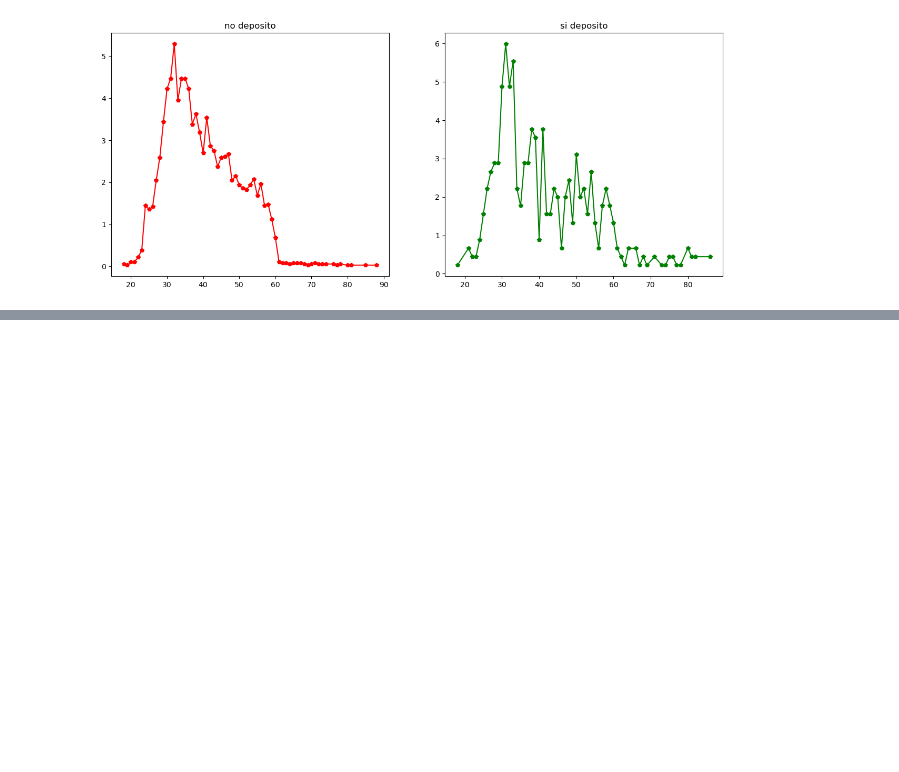
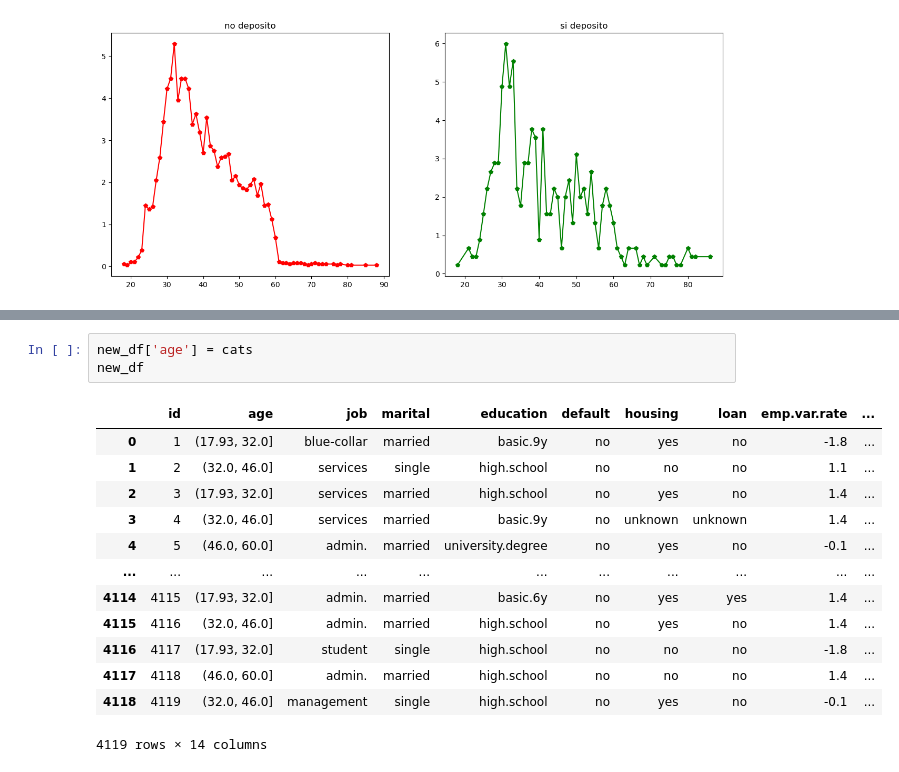
Before and after one commit to Rdm-Nico/BDTA, a Jupyter notebook: Esercitazioni/Esami/16_01_2018.ipynb, the cells around one changed output, grey strips where cells are left out. Saved outputs shown, nothing was run; the diff lists cells and outputs as text; blank space fills up the shorter version.

```diff
--- a/Esercitazioni/Esami/16_01_2018.ipynb
+++ b/Esercitazioni/Esami/16_01_2018.ipynb
@@ -139,0 +164,17 @@ Text(0.5, 1.0, 'si deposito')
+# %%
+new_df['age'] = cats
+new_df
+# %% [output]
+|  | id | age | job | marital | education | default | housing | loan | emp.var.rate | ... |
+| 0 | 1 | (17.93, 32.0] | blue-collar | married | basic.9y | no | yes | no | -1.8 | ... |
+| 1 | 2 | (32.0, 46.0] | services | single | high.school | no | no | no | 1.1 | ... |
+| 2 | 3 | (17.93, 32.0] | services | married | high.school | no | yes | no | 1.4 | ... |
+| 3 | 4 | (32.0, 46.0] | services | married | basic.9y | no | unknown | unknown | 1.4 | ... |
+| 4 | 5 | (46.0, 60.0] | admin. | married | university.degree | no | yes | no | -0.1 | ... |
+| ... | ... | ... | ... | ... | ... | ... | ... | ... | ... | ... |
+| 4114 | 4115 | (17.93, 32.0] | admin. | married | basic.6y | no | yes | yes | 1.4 | ... |
+| 4115 | 4116 | (32.0, 46.0] | admin. | married | high.school | no | yes | no | 1.4 | ... |
+| 4116 | 4117 | (17.93, 32.0] | student | single | high.school | no | no | no | -1.8 | ... |
+| 4117 | 4118 | (46.0, 60.0] | admin. | married | high.school | no | no | no | 1.4 | ... |
+| 4118 | 4119 | (32.0, 46.0] | management | single | high.school | no | yes | no | -0.1 | ... |
+4119 rows × 14 columns
```
Also changed, not shown: parts of 6 cells of this notebook.
